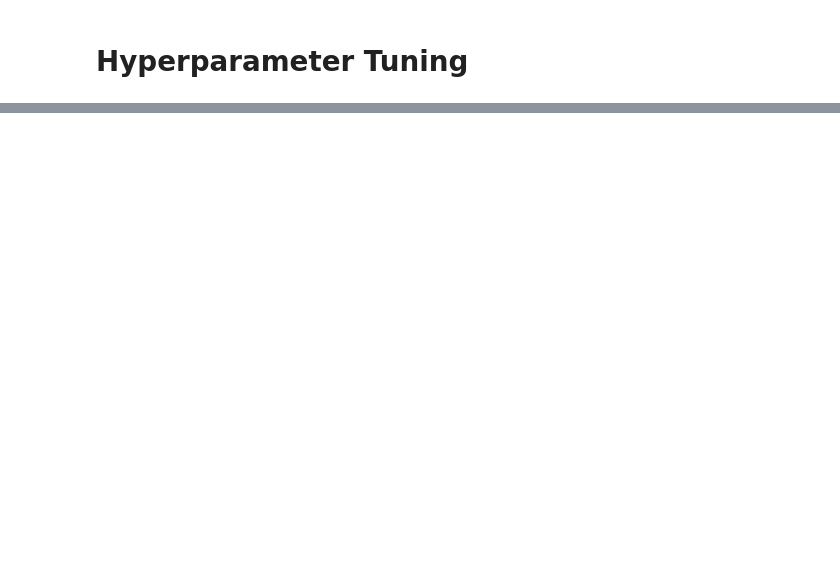
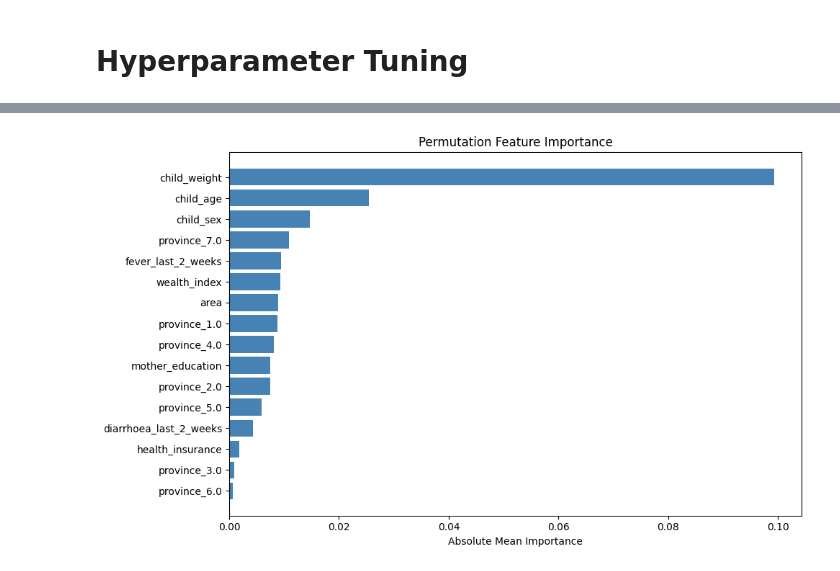
Before and after one commit to deepakbastola/malnutrition, a Jupyter notebook: models/knn.ipynb, the cells around one changed output, grey strips where cells are left out. Saved outputs shown, nothing was run; the diff lists cells and outputs as text; code cells hidden in the pictures; blank space fills up the shorter version.

```diff
--- a/models/knn.ipynb
+++ b/models/knn.ipynb
@@ -123,0 +180,25 @@ plt.show()
+# %%
+# Compute permutation importance using recall as the scoring metric
+result = permutation_importance(
+    knn_tune,         # Trained KNN model
+    X_test,           # Test features
+    y_test,           # True labels
+    scoring='recall',
+    n_repeats=10,
+    random_state=42,
+    n_jobs=-1
+)
+
+# Create DataFrame with actual and absolute mean importance
+importance_df = pd.DataFrame({
+    'Feature': X_test.columns,
+    'Mean Importance': result.importances_mean,
+    'Abs Mean Importance': np.abs(result.importances_mean),
+    'Std Dev': result.importances_std
+})
+
+# Sort by absolute importance descending
+importance_df = importance_df.sort_values(by='Abs Mean Importance', ascending=False)
+
+# Show table
+print(importance_df)
@@ -123,0 +223,11 @@ plt.show()
+# %%
+# Plot
+plt.figure(figsize=(10, 6))
+plt.barh(importance_df['Feature'], importance_df['Importance (abs mean)'], color='steelblue')
+plt.xlabel("Absolute Mean Importance")
+plt.title("Permutation Feature Importance")
+plt.gca().invert_yaxis()
+plt.tight_layout()
+plt.show()
+# %% [output]
+[figure, added]
```
Also changed, not shown: parts of 26 cells of this notebook, 1 other file.
